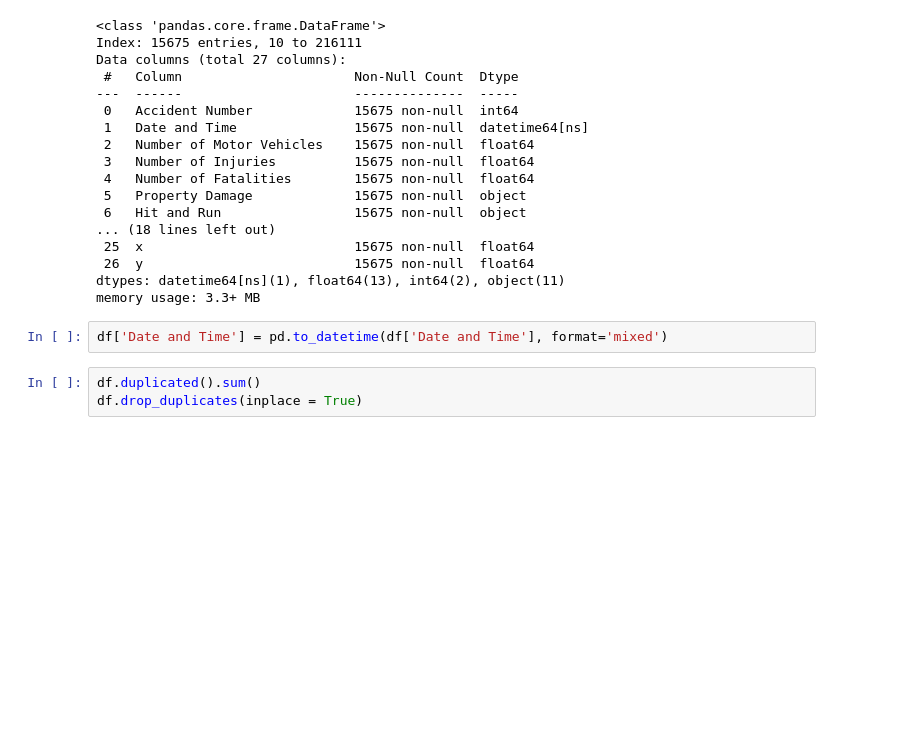
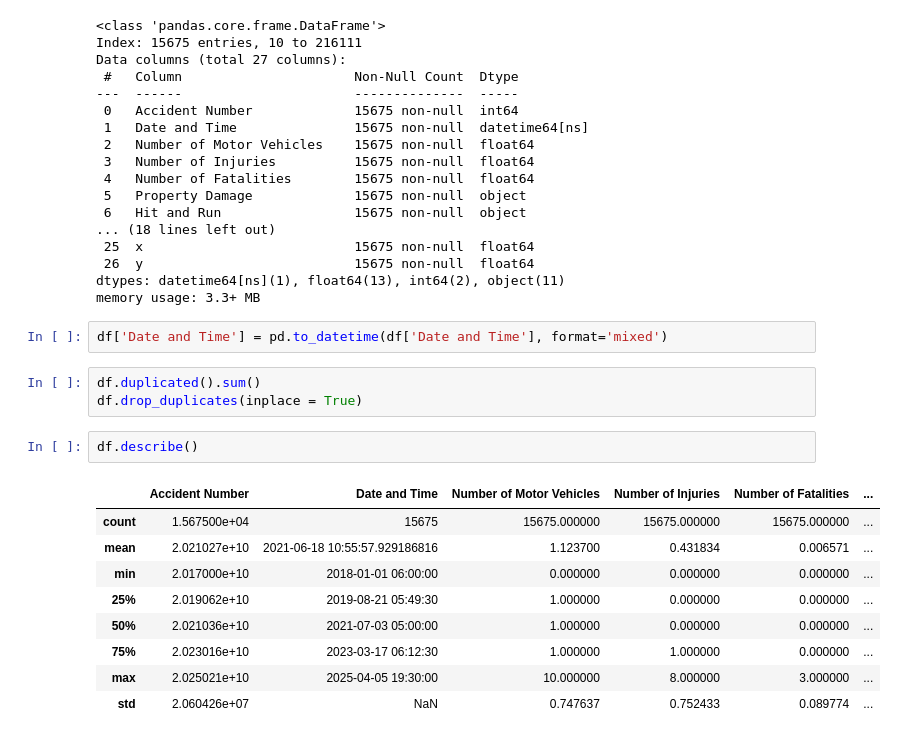
Before and after one commit to coding-ninza-shivam/GitHub, a Jupyter notebook: Data Analysis/Python/Data Processing and Visualisation/Project/Accident Analysis/Accident_an.ipynb, the cells around one changed output. Cells and saved outputs as stored; diff of their text form; blank space fills up the shorter version.

```diff
--- a/Data Analysis/Python/Data Processing and Visualisation/Project/Accident Analysis/Accident_an.ipynb
+++ b/Data Analysis/Python/Data Processing and Visualisation/Project/Accident Analysis/Accident_an.ipynb
@@ -101,4 +101,16 @@ df['Date and Time'] = pd.to_datetime(df['Date and Time'], format='mixed')
 # %%
 df.duplicated().sum()
 df.drop_duplicates(inplace = True)
+# %%
+df.describe()
+# %% [output]
+|  | Accident Number | Date and Time | Number of Motor Vehicles | Number of Injuries | Number of Fatalities | ... |
+| count | 1.567500e+04 | 15675 | 15675.000000 | 15675.000000 | 15675.000000 | ... |
+| mean | 2.021027e+10 | 2021-06-18 10:55:57.929186816 | 1.123700 | 0.431834 | 0.006571 | ... |
+| min | 2.017000e+10 | 2018-01-01 06:00:00 | 0.000000 | 0.000000 | 0.000000 | ... |
+| 25% | 2.019062e+10 | 2019-08-21 05:49:30 | 1.000000 | 0.000000 | 0.000000 | ... |
+| 50% | 2.021036e+10 | 2021-07-03 05:00:00 | 1.000000 | 0.000000 | 0.000000 | ... |
+| 75% | 2.023016e+10 | 2023-03-17 06:12:30 | 1.000000 | 1.000000 | 0.000000 | ... |
+| max | 2.025021e+10 | 2025-04-05 19:30:00 | 10.000000 | 8.000000 | 3.000000 | ... |
+| std | 2.060426e+07 | NaN | 0.747637 | 0.752433 | 0.089774 | ... |
 # %%
```
Also changed, not shown: parts of 2 cells of this notebook.
